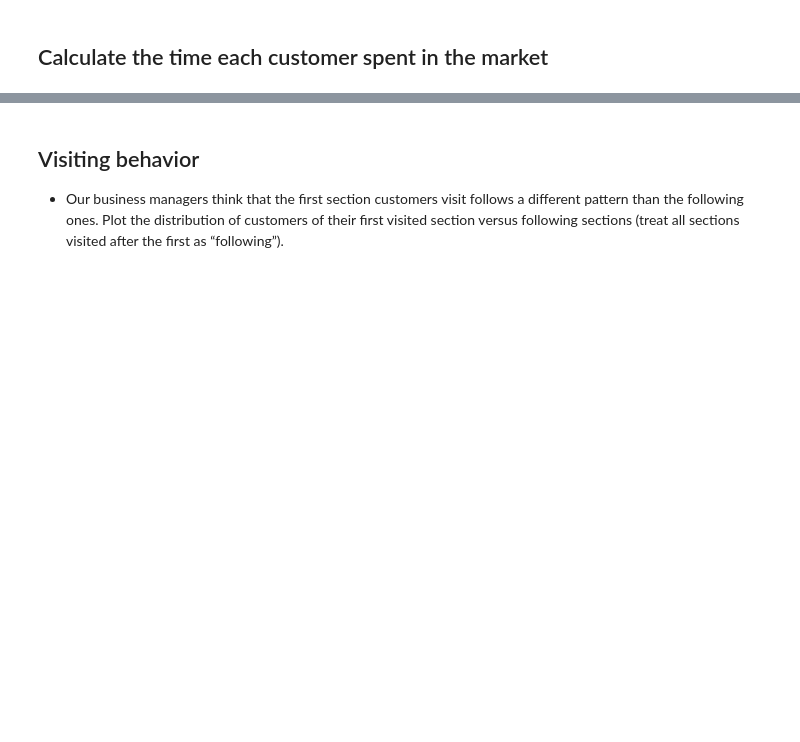
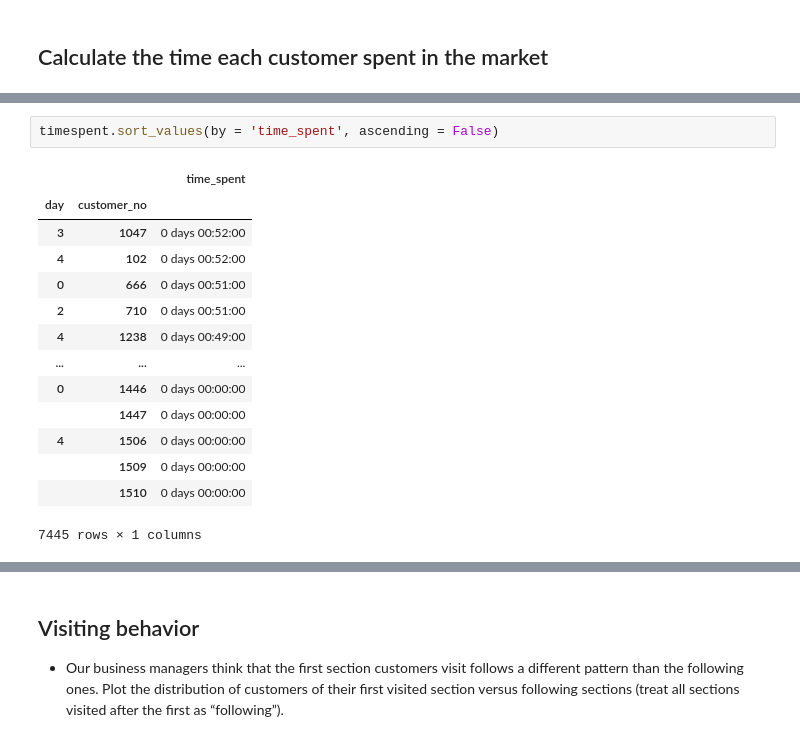
Before and after one commit to the-Hull/p045_spiced_projects, a Jupyter notebook: 08_week/02_project/01_exploration.ipynb, the cells around one changed output, grey strips where cells are left out. Cells and saved outputs as stored; diff of their text form; blank space fills up the shorter version.

```diff
--- a/08_week/02_project/01_exploration.ipynb
+++ b/08_week/02_project/01_exploration.ipynb
@@ -125,0 +128,17 @@ cust.groupby(['day', 'customer_no']).aggregate(time_spent = ('timestamp', lambda
+# %%
+timespent.sort_values(by = 'time_spent', ascending = False)
+# %% [output]
+|  |  | time_spent |
+| day | customer_no |  |
+| 3 | 1047 | 0 days 00:52:00 |
+| 4 | 102 | 0 days 00:52:00 |
+| 0 | 666 | 0 days 00:51:00 |
+| 2 | 710 | 0 days 00:51:00 |
+| 4 | 1238 | 0 days 00:49:00 |
+| ... | ... | ... |
+| 0 | 1446 | 0 days 00:00:00 |
+|  | 1447 | 0 days 00:00:00 |
+| 4 | 1506 | 0 days 00:00:00 |
+|  | 1509 | 0 days 00:00:00 |
+|  | 1510 | 0 days 00:00:00 |
+7445 rows × 1 columns
```
Also changed, not shown: parts of 5 cells of this notebook.
